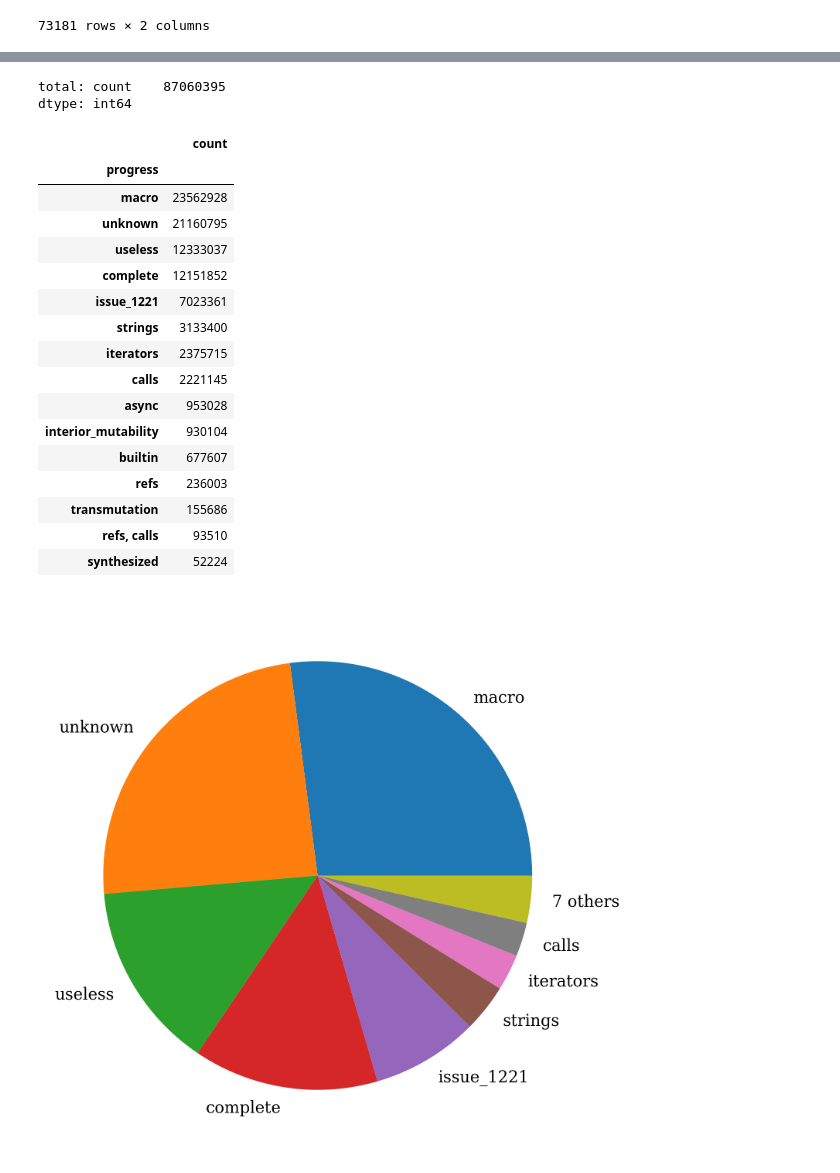
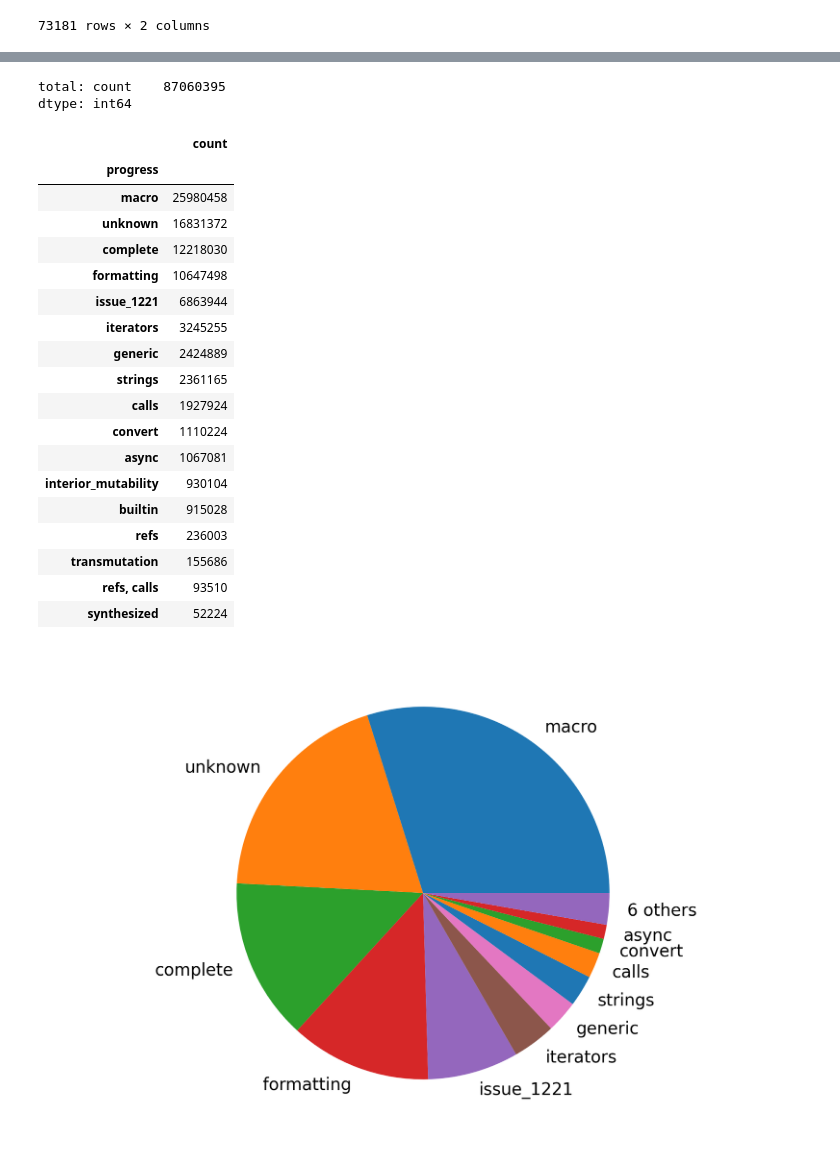
Before and after one commit to juliand665/qrates-eval, a Jupyter notebook: reports/call_target.ipynb, the cells around one changed output, grey strips where cells are left out. Saved outputs shown, nothing was run; the diff lists cells and outputs as text; code cells hidden in the pictures.

```diff
--- a/reports/call_target.ipynb
+++ b/reports/call_target.ipynb
@@ -28,3 +26,16 @@ plt.rc('font', family='serif')
 
 # monospace font
 monospace = fm.FontProperties(family='monospace')
+# %%
+# setting width & height explicitly allows us to reliably center pie charts rather than having matplotlib automatically crop to fit all labels and such
+def save_and_resize_fig(name, width, height):
+	fig = plt.gcf()
+	assert len(fig.axes) == 1
+	fig.set_size_inches(width, height)
+	fig.axes[0].set_xlim(-width/2, width/2)
+	fig.axes[0].set_ylim(-height/2, height/2)
+	# no padding so it's obvious when the image was expanded to fit extra stuff
+	save_fig(name, bbox_inches=0, pad_inches=0)
+
+def save_fig(name, **kwargs):
+	plt.savefig(os.path.join("graphs", name), dpi=300, **kwargs)
@@ -47,3 +61,5 @@ all_calls = pd.read_csv(
     dtype=str,
 )
 all_calls["count"] = all_calls["count"].astype(int)
+total = all_calls["count"].sum()
+print(f"Loaded {total} calls")
@@ -291,0 +206,10 @@ default calls specified: 1108560 / 1824804 (60.75%)
+# %%
+# illustrate the call disparity: how few functions it takes to cover the majority of calls
+top_usage_counts = by_target.set_index('target')
+top_usage_counts = cut_off_after_top(27, top_usage_counts)
+
+fig, ax = plt.subplots(figsize=(19, 9.5))
+colors = plt.cm.get_cmap('tab20b').colors
+ax.pie(top_usage_counts['count'], startangle=90, counterclock=False, rotatelabels=False, colors=colors)
+fig.legend(top_usage_counts.index, loc="center right", prop=monospace, frameon=False)
+save_fig("call-disparity", bbox_inches="tight", pad_inches=-0.7)
@@ -346,6 +369,8 @@ def _get_progress(receiver: str, call_target: str, macro: str) -> Optional[str]:
 	except KeyError:
 		if macro:
 			return "macro"
+		elif receiver.startswith("impl") or receiver.isupper():
+			return "generic"
 		else:
 			return None
 
@@ -399,30 +424,34 @@ total: count    87060395
 dtype: int64
 |  | count |
 | progress |  |
-| macro | 23562928 |
-| unknown | 21160795 |
-| useless | 12333037 |
-| complete | 12151852 |
-| issue_1221 | 7023361 |
-| strings | 3133400 |
-| iterators | 2375715 |
-| calls | 2221145 |
-| async | 953028 |
+| macro | 25980458 |
+| unknown | 16831372 |
+| complete | 12218030 |
+| formatting | 10647498 |
+| issue_1221 | 6863944 |
+| iterators | 3245255 |
+| generic | 2424889 |
+| strings | 2361165 |
+| calls | 1927924 |
+| convert | 1110224 |
+| async | 1067081 |
 | interior_mutability | 930104 |
-| builtin | 677607 |
+| builtin | 915028 |
 | refs | 236003 |
 | transmutation | 155686 |
 | refs, calls | 93510 |
 | synthesized | 52224 |
 # %%
 # don't label axes
-cut_off_after_top(8, progress_tally).plot(
+cut_off_after_top(11, progress_tally).plot(
 	kind='pie',
 	y='count', ylabel='',
-	figsize=(8, 6),
+	figsize=(9, 7),
 	legend=False,
+	colors=plt.get_cmap('tab10').colors[:7],
 	#startangle=90, counterclock=False,
+	radius=2,
 )
-plt.show()
+save_and_resize_fig("progress-all", 8, 5)
 # %% [output]
-[figure, old version]
+[figure, new version]
```
Also changed, not shown: parts of 56 cells of this notebook, 1 other file.
